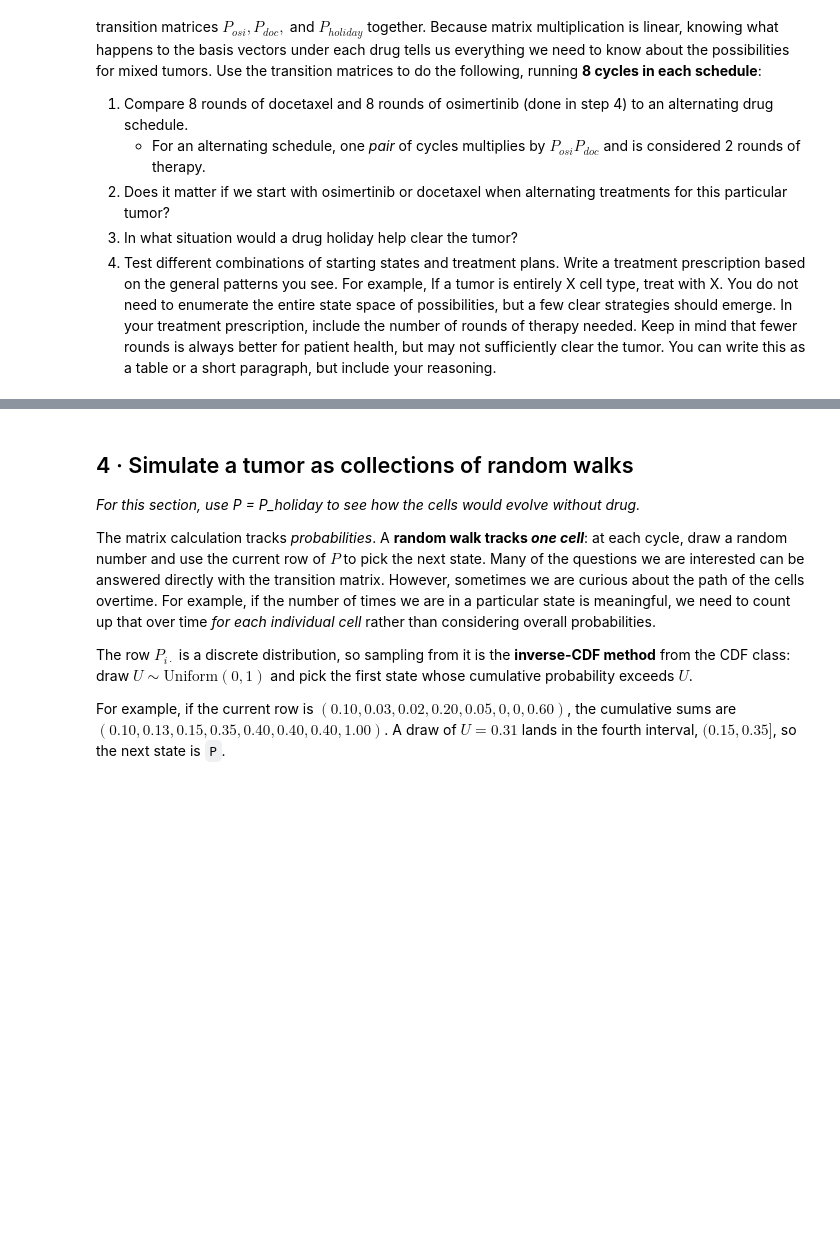
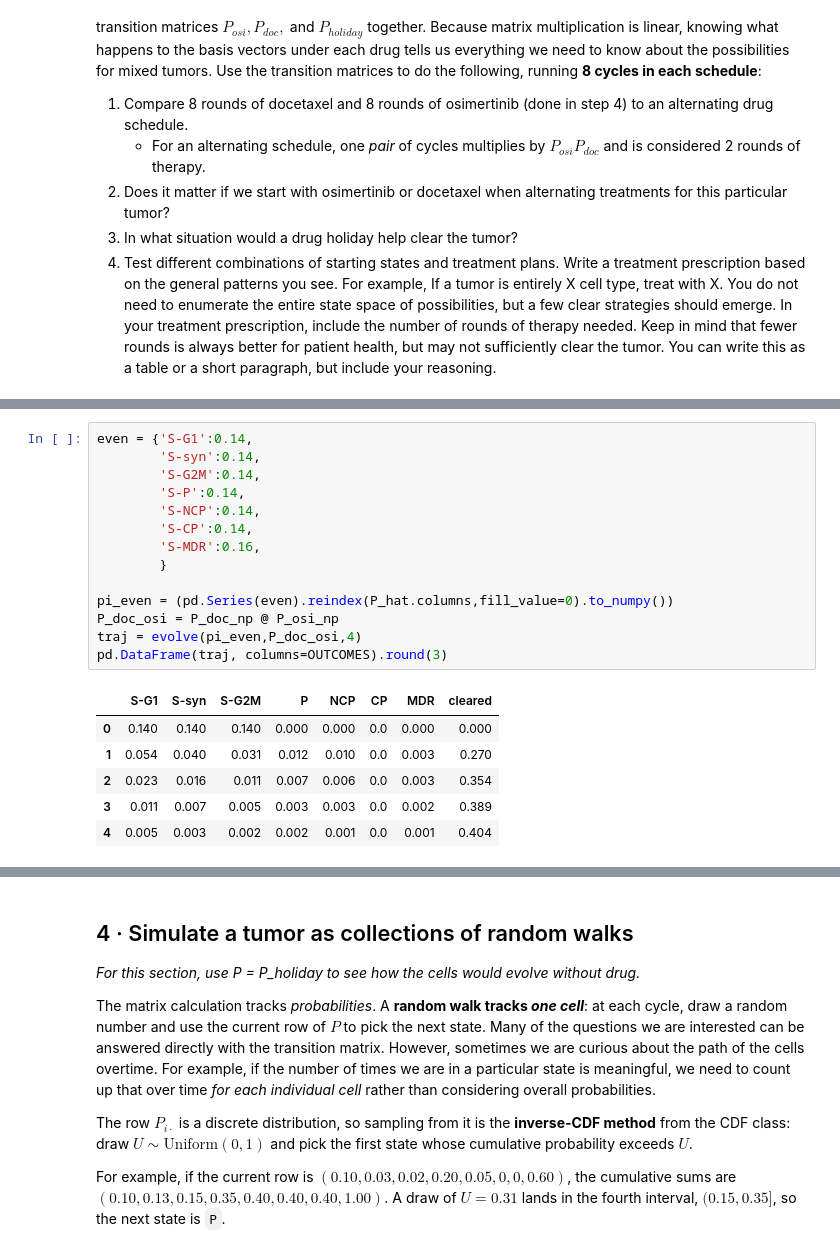
Before and after one commit to sayuri005/uu_markov, a Jupyter notebook: lab_2/Lab09_markov_chain_cells.ipynb, the cells around one changed output, grey strips where cells are left out. Cells and saved outputs as stored; diff of their text form; blank space fills up the shorter version.

```diff
--- a/lab_2/Lab09_markov_chain_cells.ipynb
+++ b/lab_2/Lab09_markov_chain_cells.ipynb
@@ -496,0 +539,21 @@ pd.DataFrame(traj, columns=OUTCOMES).round(3)
+# %%
+even = {'S-G1':0.14,
+        'S-syn':0.14,
+        'S-G2M':0.14,
+        'S-P':0.14,
+        'S-NCP':0.14,
+        'S-CP':0.14,
+        'S-MDR':0.16,
+        }
+
+pi_even = (pd.Series(even).reindex(P_hat.columns,fill_value=0).to_numpy())
+P_doc_osi = P_doc_np @ P_osi_np
+traj = evolve(pi_even,P_doc_osi,4)
+pd.DataFrame(traj, columns=OUTCOMES).round(3)
+# %% [output]
+|  | S-G1 | S-syn | S-G2M | P | NCP | CP | MDR | cleared |
+| 0 | 0.140 | 0.140 | 0.140 | 0.000 | 0.000 | 0.0 | 0.000 | 0.000 |
+| 1 | 0.054 | 0.040 | 0.031 | 0.012 | 0.010 | 0.0 | 0.003 | 0.270 |
+| 2 | 0.023 | 0.016 | 0.011 | 0.007 | 0.006 | 0.0 | 0.003 | 0.354 |
+| 3 | 0.011 | 0.007 | 0.005 | 0.003 | 0.003 | 0.0 | 0.002 | 0.389 |
+| 4 | 0.005 | 0.003 | 0.002 | 0.002 | 0.001 | 0.0 | 0.001 | 0.404 |
```
Also changed, not shown: parts of 16 cells of this notebook.
